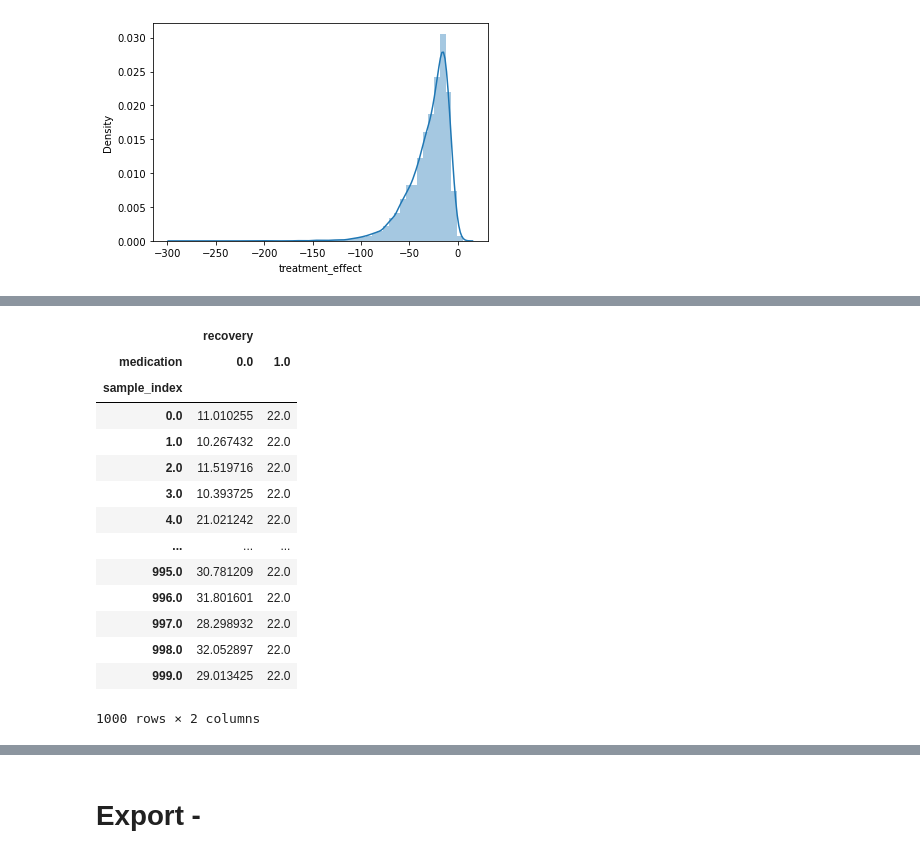
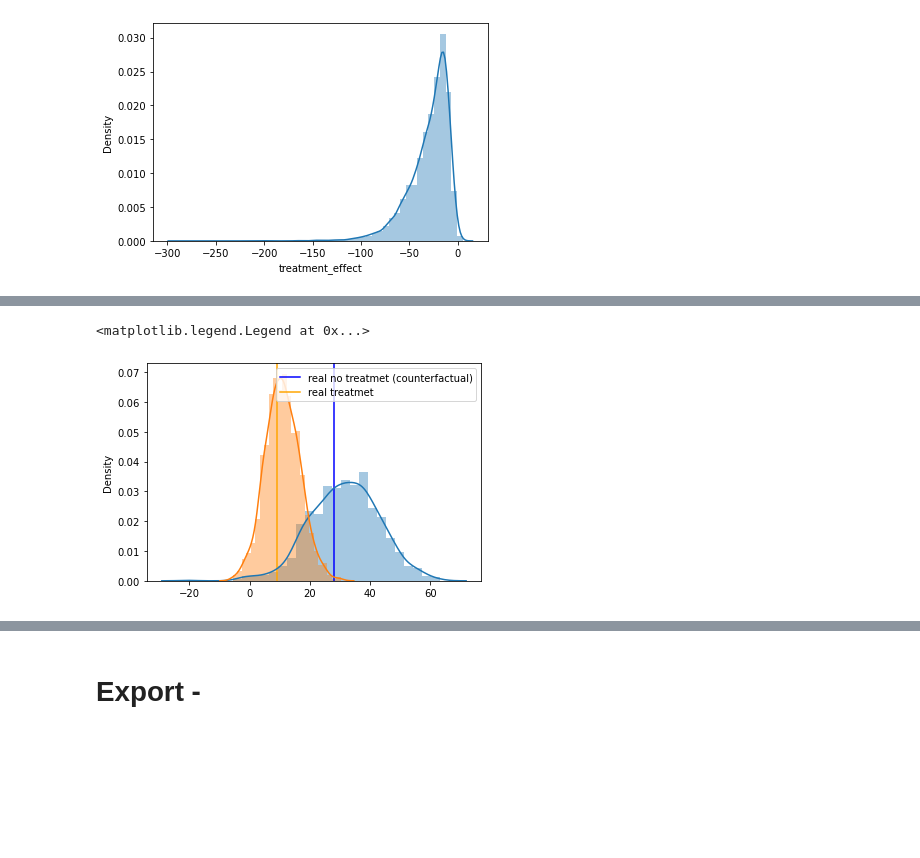
Before and after one commit to AlanGanem/fkausality, a Jupyter notebook: notebooks_dev/estimators.ipynb, the cells around one changed output, grey strips where cells are left out. Saved outputs shown, nothing was run; the diff lists cells and outputs as text; code cells hidden in the pictures; blank space fills up the shorter version.

```diff
--- a/notebooks_dev/estimators.ipynb
+++ b/notebooks_dev/estimators.ipynb
@@ -506,18 +527,15 @@ sns.distplot(np.random.normal(estim_effect.loc[1]['mean'], (estim_effect.loc[1][
-# %%
-samples.reset_index().pivot(index= 'sample_index', columns = 'medication')
-# %% [output]
-|  | recovery |  |
-| medication | 0.0 | 1.0 |
-| sample_index |  |  |
-| 0.0 | 11.010255 | 22.0 |
-| 1.0 | 10.267432 | 22.0 |
-| 2.0 | 11.519716 | 22.0 |
-| 3.0 | 10.393725 | 22.0 |
-| 4.0 | 21.021242 | 22.0 |
-| ... | ... | ... |
-| 995.0 | 30.781209 | 22.0 |
-| 996.0 | 31.801601 | 22.0 |
-| 997.0 | 28.298932 | 22.0 |
-| 998.0 | 32.052897 | 22.0 |
-| 999.0 | 29.013425 | 22.0 |
-1000 rows × 2 columns
+# %%
+outcomes = estim.outcomes(X.iloc[i:i+10], n_neighbors = 1000, alpha = alpha).loc[0]
+
+plt.axvline(nt_recovery, color = 'b', label = f'real no treatmet{t_text}')
+plt.axvline(t_recovery, color = 'orange', label = f'real treatmet{nt_text}')
+
+treated_dist = np.random.normal(outcomes.loc[1,'mean'], outcomes.loc[1,'variance']**(1/2), size = 1000)
+untreated_dist = np.random.normal(outcomes.loc[0,'mean'], outcomes.loc[0,'variance']**(1/2), size = 1000)
+
+sns.distplot(untreated_dist)
+sns.distplot(treated_dist)
+plt.legend()
+# %% [output]
+<matplotlib.legend.Legend at 0x...>
+[figure, added]
```
Also changed, not shown: parts of 12 cells of this notebook, 4 other files.
